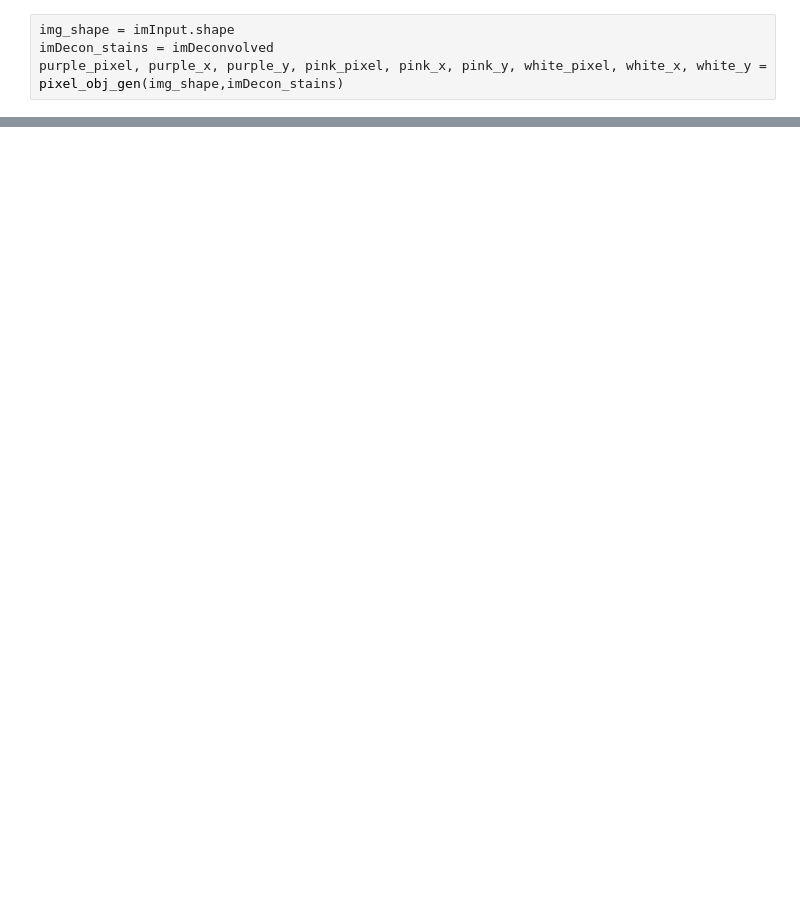
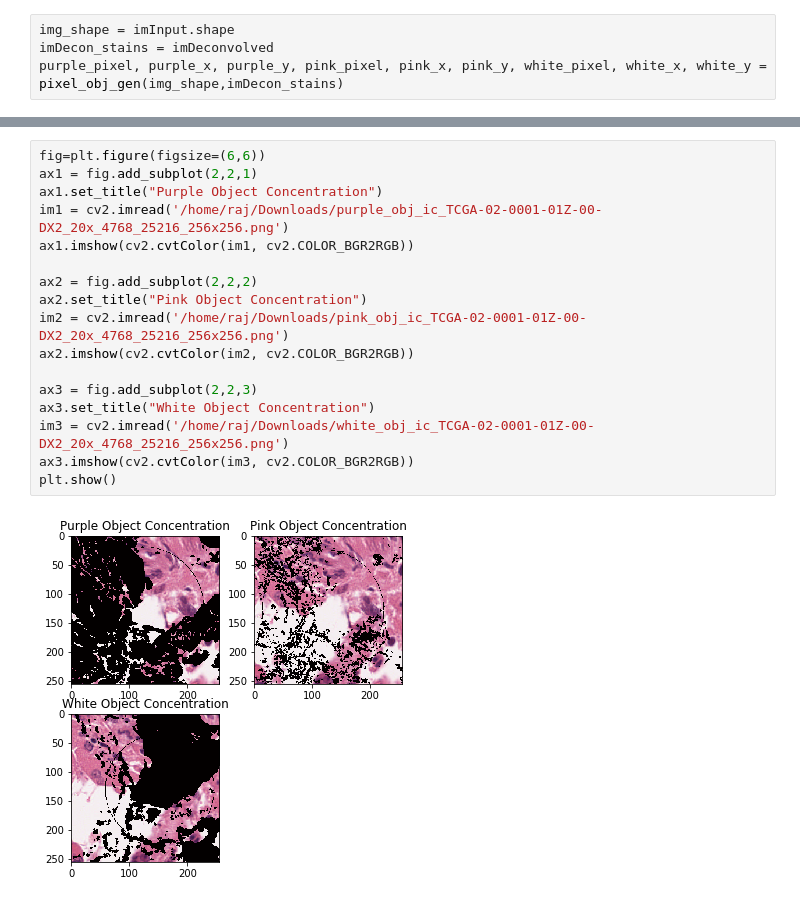
Before and after one commit to sraja2911/glioma_histo_img_classifier_lob, a Jupyter notebook: histo_object_HandE.ipynb, the cells around one changed output, grey strips where cells are left out. Drawn from its saved outputs; the diff is of its cells as text; blank space fills up the shorter version.

```diff
--- a/histo_object_HandE.ipynb
+++ b/histo_object_HandE.ipynb
@@ -200,0 +394,19 @@ plt.show()
+# %%
+fig=plt.figure(figsize=(6,6))
+ax1 = fig.add_subplot(2,2,1)
+ax1.set_title("Purple Object Concentration")
+im1 = cv2.imread('/home/raj/Downloads/purple_obj_ic_TCGA-02-0001-01Z-00-DX2_20x_4768_25216_256x256.png')
+ax1.imshow(cv2.cvtColor(im1, cv2.COLOR_BGR2RGB))
+
+ax2 = fig.add_subplot(2,2,2)
+ax2.set_title("Pink Object Concentration")
+im2 = cv2.imread('/home/raj/Downloads/pink_obj_ic_TCGA-02-0001-01Z-00-DX2_20x_4768_25216_256x256.png')
+ax2.imshow(cv2.cvtColor(im2, cv2.COLOR_BGR2RGB))
+
+ax3 = fig.add_subplot(2,2,3)
+ax3.set_title("White Object Concentration")
+im3 = cv2.imread('/home/raj/Downloads/white_obj_ic_TCGA-02-0001-01Z-00-DX2_20x_4768_25216_256x256.png')
+ax3.imshow(cv2.cvtColor(im3, cv2.COLOR_BGR2RGB))
+plt.show()
+# %% [output]
+[figure, added]
```
Also changed, not shown: parts of 19 cells of this notebook.
